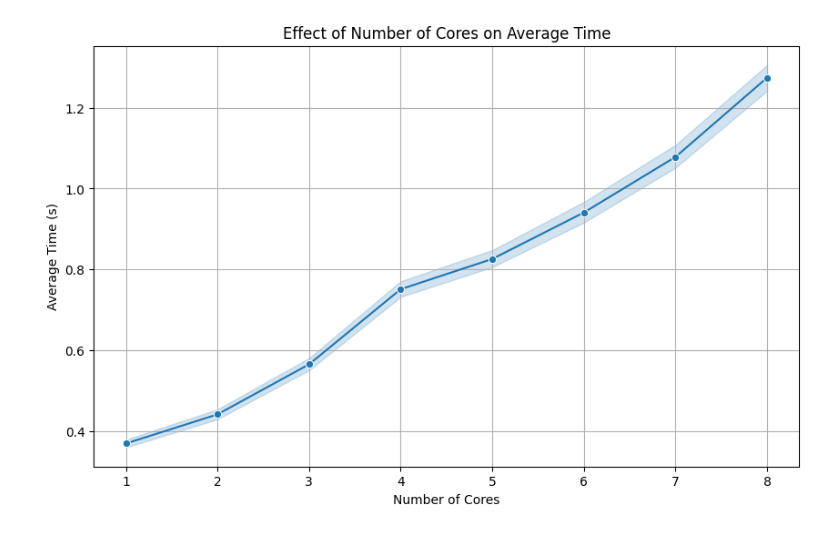
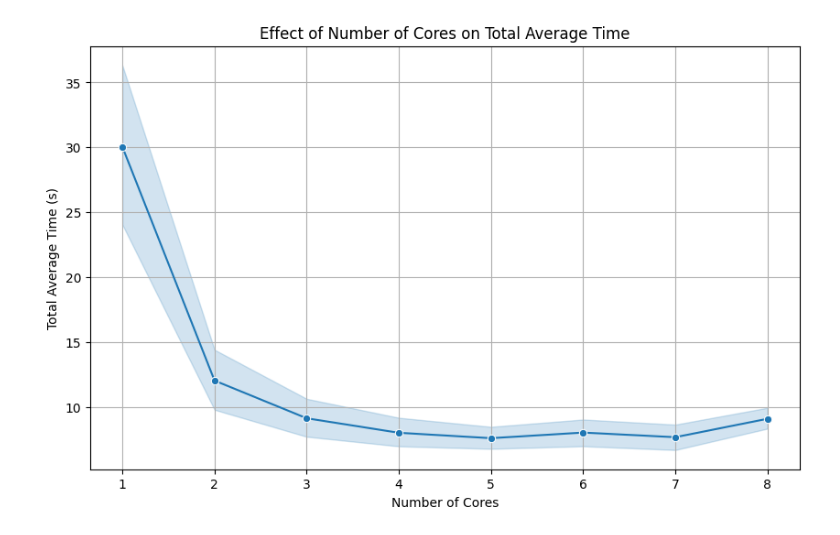
Before and after one commit to dominik-air/parallel-tsp, a Jupyter notebook: benchmark/analysis.ipynb, the cells around one changed output. Cells and saved outputs as stored; diff of their text form; code cells hidden in the pictures.

Commit message:
add analysis of core vs performance

```diff
--- a/benchmark/analysis.ipynb
+++ b/benchmark/analysis.ipynb
@@ -1,6 +0,0 @@
-# %%
-import pandas as pd
-
-df = pd.read_json("results/benchmark_results_8_cores.json")
-
-print(df.head())
@@ -107,68 +7,69 @@ import json
 
 
 def load_benchmark_data(file_pattern: str) -> pd.DataFrame:
-    """Load all JSON benchmark results into a single DataFrame."""
+    """Load and combine benchmark data from JSON files into a single DataFrame."""
     files = glob.glob(file_pattern)
-    all_data = []
+    data_list = []
 
     for file in files:
         with open(file, "r") as f:
             data = json.load(f)
+            cores = int(file.split("_")[-2])
             for result in data:
-                # Add number of cores based on the filename
-                cores = int(file.split("_")[-2])
                 result["cores"] = cores
-                all_data.append(result)
+                data_list.append(result)
 
-    return pd.DataFrame(all_data)
+    return pd.DataFrame(data_list)
 
 
-def process_and_visualize(df: pd.DataFrame):
-    """Process the DataFrame and create visualizations."""
-    # Print columns to verify their names
-    print("Columns in DataFrame:", df.columns)
+def convert_columns_to_numeric(df: pd.DataFrame, columns: list) -> None:
+    """Convert specified columns in the DataFrame to numeric types."""
+    df[columns] = df[columns].apply(pd.to_numeric, errors="coerce")
 
-    # Convert relevant columns to numeric types
-    df["avg_time"] = pd.to_numeric(df["avg_time"])
-    df["avg_route_length"] = pd.to_numeric(df["avg_route_length"])
-    df["cores"] = pd.to_numeric(df["cores"])
 
-    # Plot the effect of cores on average time
+def plot_line(
+    df: pd.DataFrame, x: str, y: str, title: str, xlabel: str, ylabel: str
+) -> None:
+    """Generate a line plot for the specified columns."""
     plt.figure(figsize=(10, 6))
-    sns.lineplot(data=df, x="cores", y="avg_time", marker="o")
-    plt.title("Effect of Number of Cores on Average Time")
-    plt.xlabel("Number of Cores")
-    plt.ylabel("Average Time (s)")
-    plt.grid(True)
-    plt.show()
-
-    # Plot the effect of cores on average route length
-    plt.figure(figsize=(10, 6))
-    sns.lineplot(data=df, x="cores", y="avg_route_length", marker="o")
-    plt.title("Effect of Number of Cores on Average Route Length")
-    plt.xlabel("Number of Cores")
-    plt.ylabel("Average Route Length")
-    plt.grid(True)
-    plt.show()
-
-    # If you want to see the trade-off between time and route length
-    plt.figure(figsize=(10, 6))
-    sns.scatterplot(
-        data=df,
-        x="avg_time",
-        y="avg_route_length",
-        hue="cores",
-        palette="viridis",
-        s=100,
-    )
-    plt.title("Trade-off Between Time and Route Length")
-    plt.xlabel("Average Time (s)")
-    plt.ylabel("Average Route Length")
+    sns.lineplot(data=df, x=x, y=y, marker="o")
+    plt.title(title)
+    plt.xlabel(xlabel)
+    plt.ylabel(ylabel)
     plt.grid(True)
     plt.show()
 
 
-file_pattern = "results/benchmark_results_*_cores.json"
+def process_and_visualize(df: pd.DataFrame) -> None:
+    """Process the DataFrame and create visualizations."""
+    numeric_columns = [
+        "avg_route_length",
+        "avg_local_opt_time",
+        "avg_mpi_strategy_time",
+        "mutation_rate",
+        "tournament_size",
+        "max_generations",
+        "population_size",
+        "num_cities",
+        "migration_size",
+        "generations_per_migration",
+        "cores",
+    ]
+    convert_columns_to_numeric(df, numeric_columns)
+
+    df["total_avg_time"] = df["avg_local_opt_time"] + df["avg_mpi_strategy_time"]
+
+    plot_line(
+        df=df,
+        x="cores",
+        y="total_avg_time",
+        title="Effect of Number of Cores on Total Average Time",
+        xlabel="Number of Cores",
+        ylabel="Total Average Time (s)",
+    )
+
+
+file_pattern = "results_time/benchmark_results_*_cores.json"
 df = load_benchmark_data(file_pattern)
 process_and_visualize(df)
 # %% [output]
@@ -179 +76 @@ Columns in DataFrame: Index(['mutation_rate', 'tournament_size', 'max_generation
-[figure, old version]
+[figure, new version]
```
Also changed, not shown: parts of 10 cells of this notebook.
